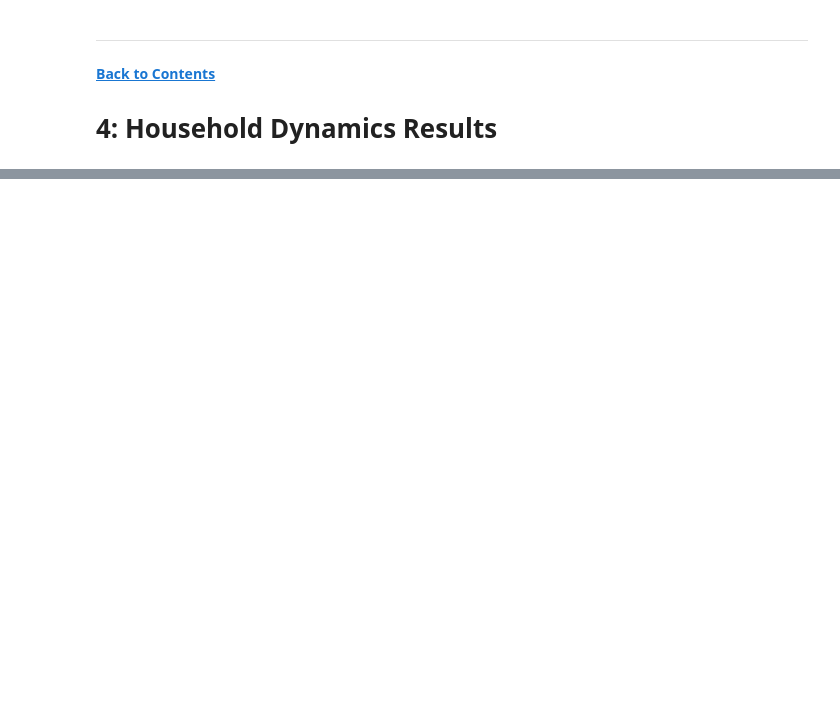
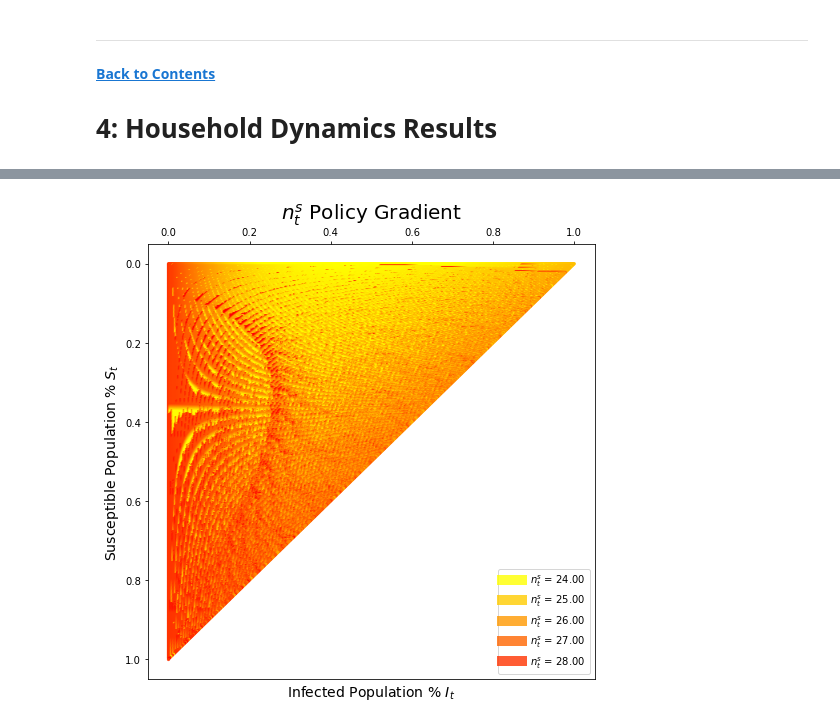
Before and after one commit to qcx201/UBC-ECON-407, a Jupyter notebook: Project_ECON-407_Xie, Jack.ipynb, the cells around one changed output, grey strips where cells are left out. Cells and saved outputs as stored; diff of their text form; code cells hidden in the pictures; blank space fills up the shorter version.

```diff
--- a/Project_ECON-407_Xie, Jack.ipynb
+++ b/Project_ECON-407_Xie, Jack.ipynb
@@ -1060,18 +1107,0 @@ for t in range(H - 1):
-# %%
-evo_data = np.array([S, I, R, D, pop])
-var_names = 'S_{H}, I_{H}, R_{H}, D_{H}, Pop_{H}'.split(', ')
-
-plt.figure(figsize=(14, 8))
-
-for d in evo_data:
-
-    plt.plot(range(H), d, alpha=0.5, lw=5)
-
-labels = [f'${l} = {d[-1]:.5f}$' for l, d in zip(var_names, evo_data)]
-plt.legend(labels, fontsize=18)
-
-plt.ylabel('% Population', fontsize=20)
-plt.xlabel('Time (weeks)', fontsize=20)
-plt.title('SIR-Macro Model', fontsize=30)
-
-plt.show()
@@ -1348,0 +1276,61 @@ $$
+# %%
+def plot_policy_gradient(policy=Ns,
+                         S_grid=S_grid,
+                         I_grid=I_grid,
+                         policy_type='$n^s_t$',
+                         cmap= 'autumn_r'
+                        ):
+
+    fig, ax = plt.subplots(figsize=(8, 8))
+
+    cmap = plt.get_cmap(cmap)
+
+    # mean
+    tmp = policy[~np.isnan(policy)]
+    mean_val = tmp.mean() # mean value
+    max_val = 28 # tmp.max()
+    min_val = 24 # tmp[tmp >= 0].min()
+
+    # color scale function
+    cscale = lambda val: 0.8 * (val - min_val) / (max_val - min_val)
+
+    # plot grid
+    for i in range(S_grid.size):
+
+        # non-nan policies
+        index = ~np.isnan(policy[i])
+
+        # compute color scale
+        scale = cscale(policy[i][index])
+
+        x = I_grid[index]
+        y = S_grid[i] * np.ones(I_grid.size)
+        y = y[index]
+
+        ax.scatter(x, y, c=cmap(scale), alpha=0.8, s=5)
+
+    # labels
+    ax.set_ylabel('Susceptible Population % $S_t$', fontsize=14)
+    ax.set_xlabel('Infected Population % $I_t$', fontsize=14)
+    ax.set_title(f'{policy_type} Policy Gradient', fontsize=20)
+
+    # x-axis tick marks on top
+    ax.invert_yaxis()
+    ax.xaxis.tick_top()
+
+    # color legend
+    label_grid = np.linspace(min_val, max_val, 5)
+    custom_lines = [
+        Line2D([0], [0], color=cmap(cscale(val)), lw=10, alpha=0.8)
+        for val in label_grid
+                   ]
+
+    labels = [f'{policy_type} = {val:.2f}' for val in label_grid]
+    ax.legend(custom_lines, labels)
+
+    plt.show()
+
+# plot labor policy
+plot_policy_gradient()
+# %% [output]
+[figure, added]
```
Also changed, not shown: parts of 80 cells of this notebook, 1 other file.
